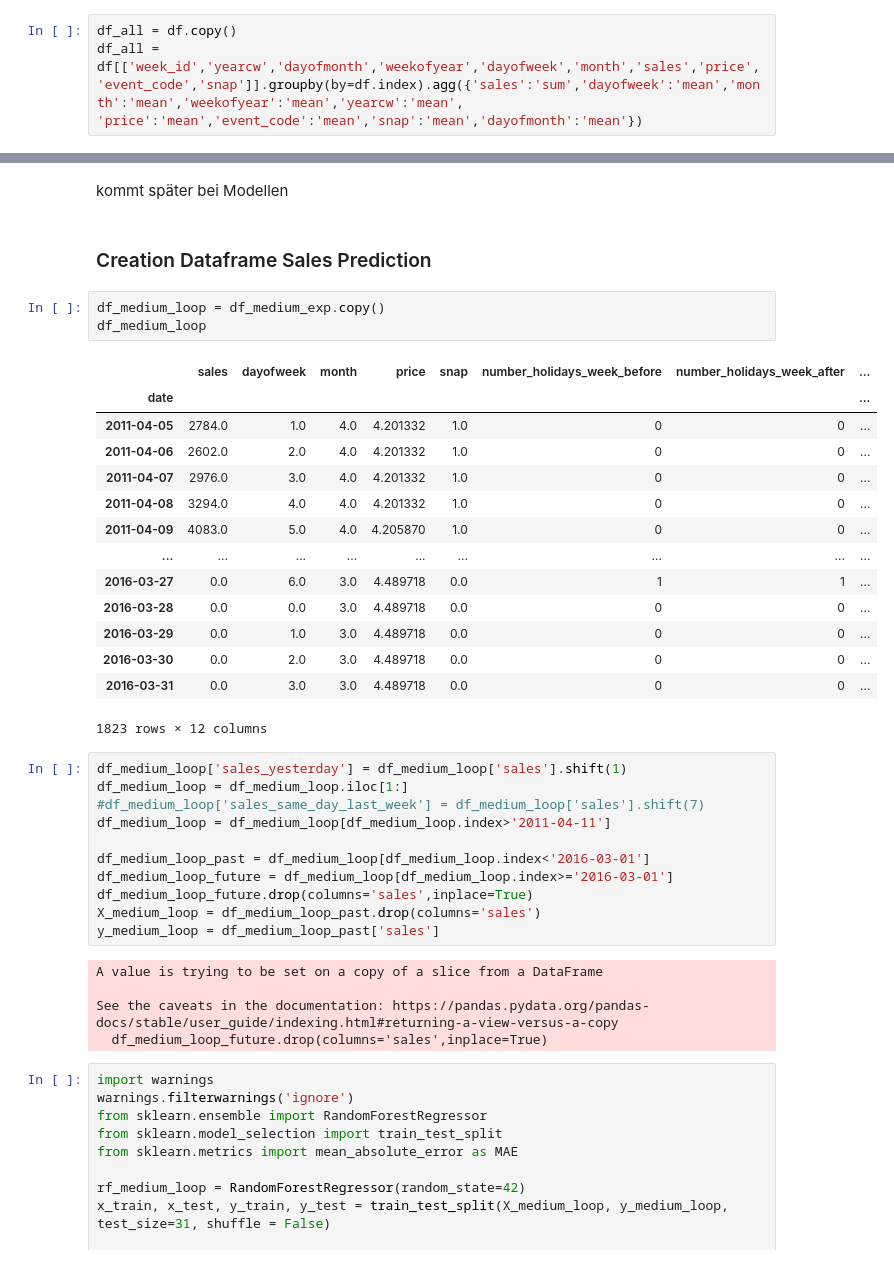
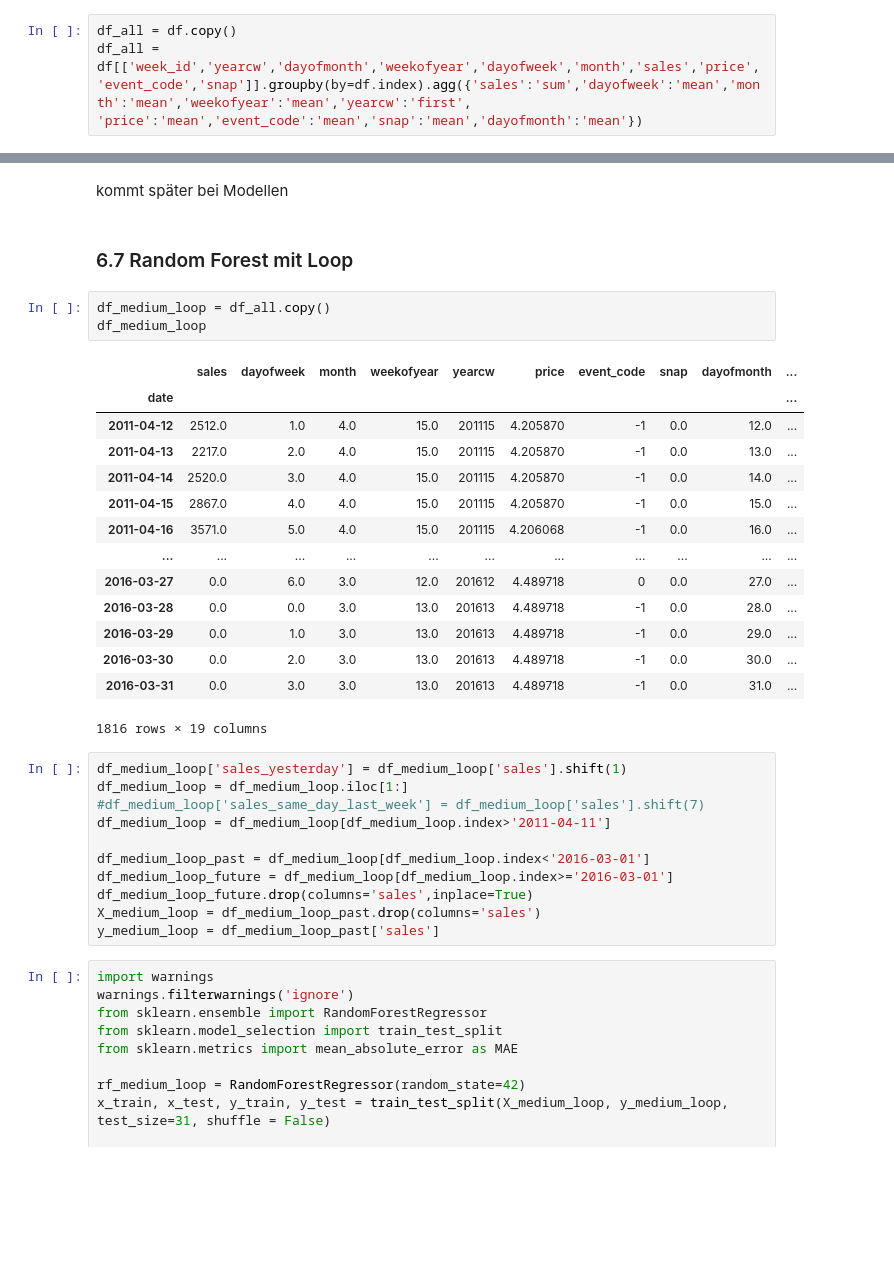
Before and after one commit to EdwinUe/BAB_WS22-23, a Jupyter notebook: Code/Forecast_Gruppe 6.ipynb, the cells around one changed output, grey strips where cells are left out. Drawn from its saved outputs; the diff is of its cells as text; blank space fills up the shorter version.

```diff
--- a/Code/Forecast_Gruppe 6.ipynb
+++ b/Code/Forecast_Gruppe 6.ipynb
@@ -1362,6 +1386,6 @@ df
 # %%
 df_all = df.copy()
-df_all = df[['week_id','yearcw','dayofmonth','weekofyear','dayofweek','month','sales','price','event_code','snap']].groupby(by=df.index).agg({'sales':'sum','dayofweek':'mean','month':'mean','weekofyear':'mean','yearcw':'mean', 'price':'mean','event_code':'mean','snap':'mean','dayofmonth':'mean'})
+df_all = df[['week_id','yearcw','dayofmonth','weekofyear','dayofweek','month','sales','price','event_code','snap']].groupby(by=df.index).agg({'sales':'sum','dayofweek':'mean','month':'mean','weekofyear':'mean','yearcw':'first', 'price':'mean','event_code':'mean','snap':'mean','dayofmonth':'mean'})
 # %%
 df_all
 # %% [output]
@@ -2577,26 +2550,26 @@ Name: sales, dtype: float32
 prediction_ann_alldata.to_csv('prediction_ann_alldata.csv')
 # %% [markdown]
 kommt später bei Modellen
-# %% [markdown]
-### Creation Dataframe Sales Prediction
+# %% [markdown]
+### 6.7 Random Forest mit Loop
 # %%
-df_medium_loop = df_medium_exp.copy()
+df_medium_loop = df_all.copy()
 df_medium_loop
 # %% [output]
-|  | sales | dayofweek | month | price | snap | number_holidays_week_before | number_holidays_week_after | ... |
-| date |  |  |  |  |  |  |  | ... |
-| 2011-04-05 | 2784.0 | 1.0 | 4.0 | 4.201332 | 1.0 | 0 | 0 | ... |
-| 2011-04-06 | 2602.0 | 2.0 | 4.0 | 4.201332 | 1.0 | 0 | 0 | ... |
-| 2011-04-07 | 2976.0 | 3.0 | 4.0 | 4.201332 | 1.0 | 0 | 0 | ... |
-| 2011-04-08 | 3294.0 | 4.0 | 4.0 | 4.201332 | 1.0 | 0 | 0 | ... |
-| 2011-04-09 | 4083.0 | 5.0 | 4.0 | 4.205870 | 1.0 | 0 | 0 | ... |
-| ... | ... | ... | ... | ... | ... | ... | ... | ... |
-| 2016-03-27 | 0.0 | 6.0 | 3.0 | 4.489718 | 0.0 | 1 | 1 | ... |
-| 2016-03-28 | 0.0 | 0.0 | 3.0 | 4.489718 | 0.0 | 0 | 0 | ... |
-| 2016-03-29 | 0.0 | 1.0 | 3.0 | 4.489718 | 0.0 | 0 | 0 | ... |
-| 2016-03-30 | 0.0 | 2.0 | 3.0 | 4.489718 | 0.0 | 0 | 0 | ... |
-| 2016-03-31 | 0.0 | 3.0 | 3.0 | 4.489718 | 0.0 | 0 | 0 | ... |
+|  | sales | dayofweek | month | weekofyear | yearcw | price | event_code | snap | dayofmonth | ... |
+| date |  |  |  |  |  |  |  |  |  | ... |
+| 2011-04-12 | 2512.0 | 1.0 | 4.0 | 15.0 | 201115 | 4.205870 | -1 | 0.0 | 12.0 | ... |
+| 2011-04-13 | 2217.0 | 2.0 | 4.0 | 15.0 | 201115 | 4.205870 | -1 | 0.0 | 13.0 | ... |
+| 2011-04-14 | 2520.0 | 3.0 | 4.0 | 15.0 | 201115 | 4.205870 | -1 | 0.0 | 14.0 | ... |
+| 2011-04-15 | 2867.0 | 4.0 | 4.0 | 15.0 | 201115 | 4.205870 | -1 | 0.0 | 15.0 | ... |
+| 2011-04-16 | 3571.0 | 5.0 | 4.0 | 15.0 | 201115 | 4.206068 | -1 | 0.0 | 16.0 | ... |
+| ... | ... | ... | ... | ... | ... | ... | ... | ... | ... | ... |
+| 2016-03-27 | 0.0 | 6.0 | 3.0 | 12.0 | 201612 | 4.489718 | 0 | 0.0 | 27.0 | ... |
+| 2016-03-28 | 0.0 | 0.0 | 3.0 | 13.0 | 201613 | 4.489718 | -1 | 0.0 | 28.0 | ... |
+| 2016-03-29 | 0.0 | 1.0 | 3.0 | 13.0 | 201613 | 4.489718 | -1 | 0.0 | 29.0 | ... |
+| 2016-03-30 | 0.0 | 2.0 | 3.0 | 13.0 | 201613 | 4.489718 | -1 | 0.0 | 30.0 | ... |
+| 2016-03-31 | 0.0 | 3.0 | 3.0 | 13.0 | 201613 | 4.489718 | -1 | 0.0 | 31.0 | ... |
-1823 rows × 12 columns
+1816 rows × 19 columns
 # %%
 df_medium_loop['sales_yesterday'] = df_medium_loop['sales'].shift(1)
 df_medium_loop = df_medium_loop.iloc[1:]
@@ -2608,11 +2581,6 @@ df_medium_loop_future = df_medium_loop[df_medium_loop.index>='2016-03-01']
 df_medium_loop_future.drop(columns='sales',inplace=True)
 X_medium_loop = df_medium_loop_past.drop(columns='sales')
 y_medium_loop = df_medium_loop_past['sales']
-# %% [output]
-A value is trying to be set on a copy of a slice from a DataFrame
-
-See the caveats in the documentation: https://pandas.pydata.org/pandas-docs/stable/user_guide/indexing.html#returning-a-view-versus-a-copy
-  df_medium_loop_future.drop(columns='sales',inplace=True)
 # %%
 import warnings
 warnings.filterwarnings('ignore')
```
Also changed, not shown: parts of 162 cells of this notebook, 2 other files.
